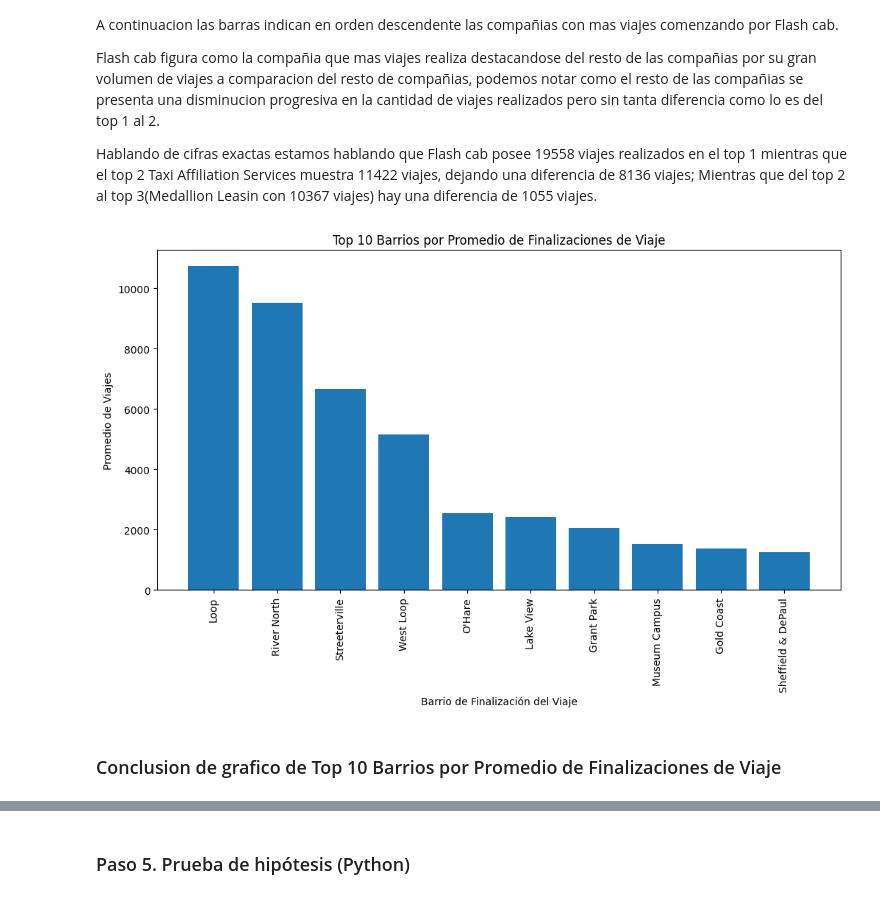
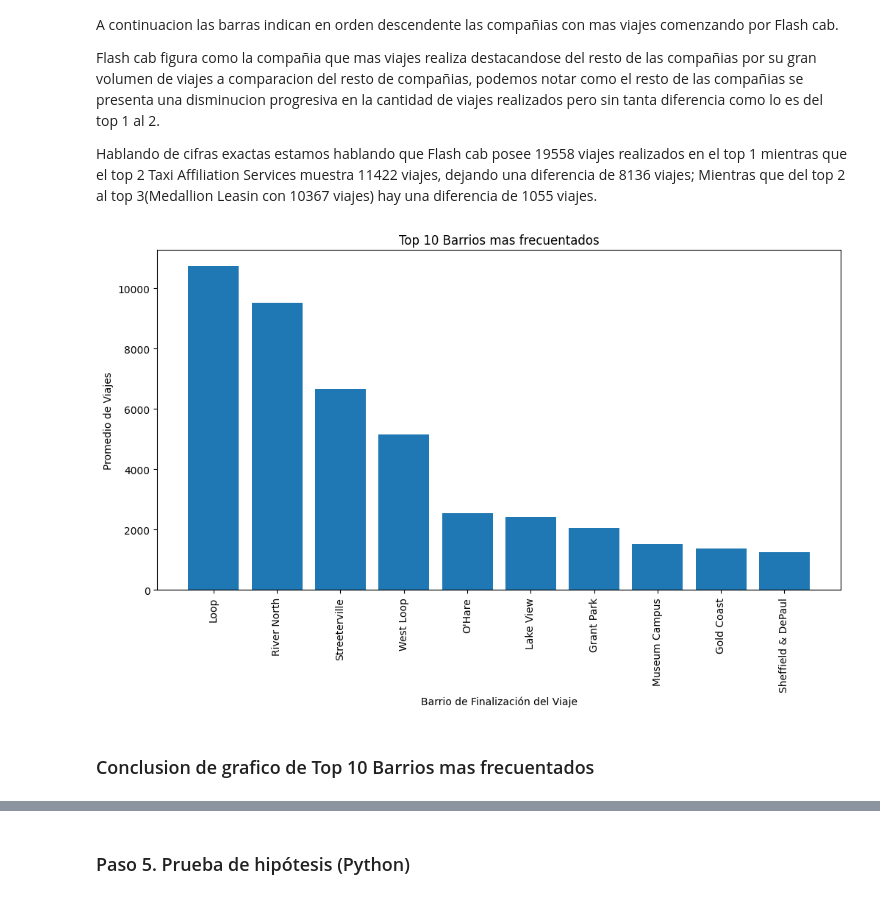
Before and after one commit to ErayFaSol/proyectosDataScience, a Jupyter notebook: proyecto7.ipynb, the cells around one changed output, grey strips where cells are left out. Drawn from its saved outputs; the diff is of its cells as text; code cells hidden in the pictures.

```diff
--- a/proyecto7.ipynb
+++ b/proyecto7.ipynb
@@ -181,13 +182,13 @@ Hablando de cifras exactas estamos hablando que Flash cab posee 19558 viajes rea
 # %%
 # Top 10 Barrios por Promedio de Finalizaciones de Viaje
 plt.figure(figsize=(12,6))
 plt.bar(top_10_dropoff['dropoff_location_name'], top_10_dropoff['average_trips'])
 plt.xticks(rotation=90)
 plt.xlabel('Barrio de Finalización del Viaje')
 plt.ylabel('Promedio de Viajes')
-plt.title('Top 10 Barrios por Promedio de Finalizaciones de Viaje')
+plt.title('Top 10 Barrios mas frecuentados')
 plt.show()
 # %% [output]
-[figure, old version]
+[figure, new version]
 # %% [markdown]
-### Conclusion de grafico de Top 10 Barrios por Promedio de Finalizaciones de Viaje
+### Conclusion de grafico de Top 10 Barrios mas frecuentados
```
Also changed, not shown: parts of 6 cells of this notebook.
